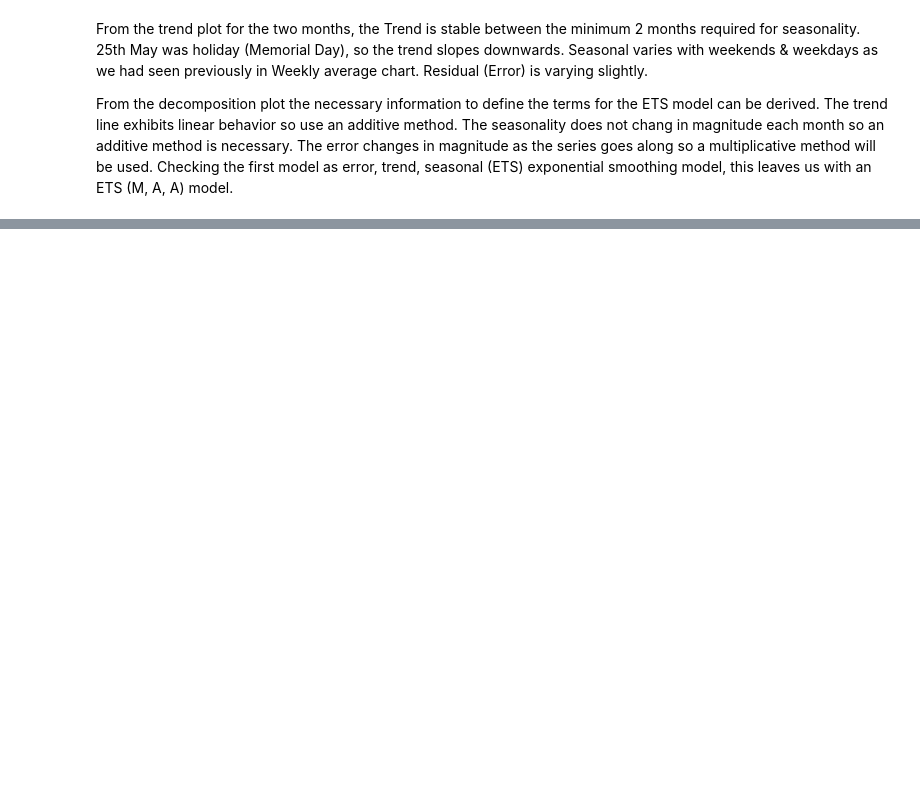
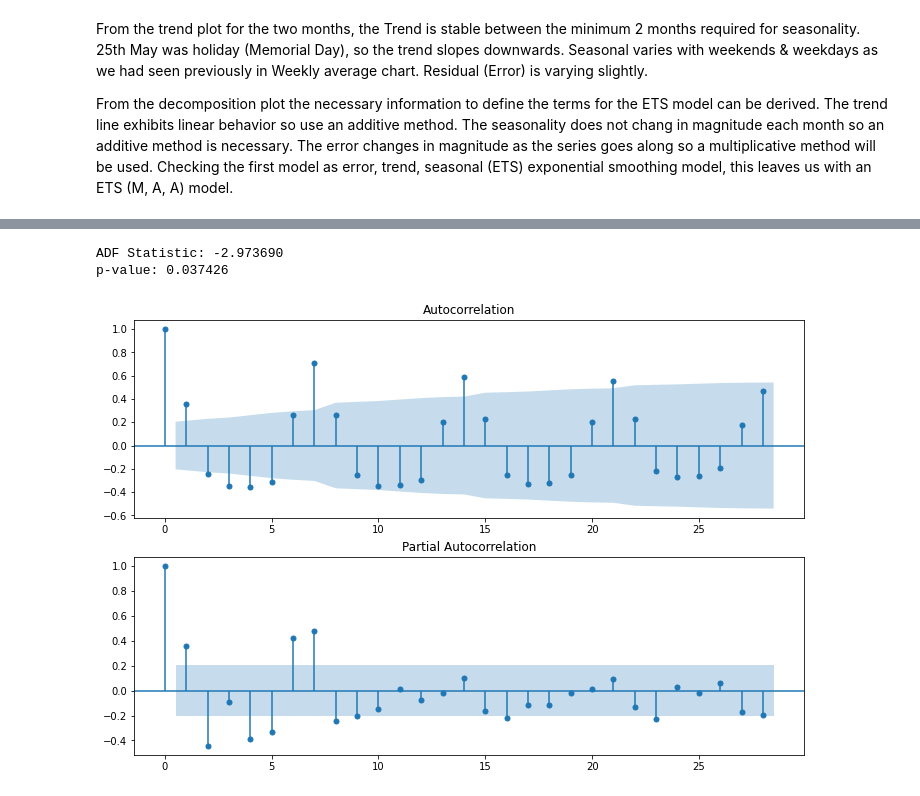
Before and after one commit to AdhirKirtikar/OCBCHack-IT, a Jupyter notebook: US Traffic 2015 Analysis.ipynb, the cells around one changed output, grey strips where cells are left out. Drawn from its saved outputs; the diff is of its cells as text; code cells hidden in the pictures; blank space fills up the shorter version.

Commit message:
Added ARIMA model and comparison with ETS model

```diff
--- a/US Traffic 2015 Analysis.ipynb
+++ b/US Traffic 2015 Analysis.ipynb
@@ -671,0 +702,24 @@ print(dfPredictETS)
+# %%
+# Filter the data for the date range: April to July i.e. 4 months of data
+traffic_ARIMA = traffic[(traffic['month_of_data'] >= 5) & (traffic['month_of_data'] <= 7) & (traffic['direction_of_travel_name'] == "South") & (traffic["station_id"] == "0P0032")]
+
+# Drop columns which are not required
+traffic_ARIMA = traffic_ARIMA.drop(columns=['Daily Traffic', 'Avg Traffic', 'year_of_data', 'day_of_data'], axis = 1)
+traffic_ARIMA = traffic_ARIMA.drop(columns=['station_id', 'fips_state_code', 'direction_of_travel_name', 'direction_of_travel', 'month_of_data', 'day_of_week'], axis = 1)
+
+# Aggregate data by date
+traffic_ARIMA = traffic_ARIMA.groupby("date").sum()
+
+# Unpivot the hourly columns to rows
+traffic_ARIMA.reset_index(inplace=True)
+traffic_ARIMA = traffic_ARIMA.melt(id_vars='date', var_name='date_hour', value_name='Traffic')
+traffic_ARIMA['date'] = pd.to_datetime(traffic_ARIMA['date'])
+
+# Aggregate data by date again as hourly columns are unpivot
+traffic_ARIMA = traffic_ARIMA.groupby("date").sum()
+
+# Change the frequency of the index to Daily ('d')
+traffic_ARIMA = traffic_ARIMA.asfreq('d')
+
+acfInput = traffic_ARIMA["Traffic"].astype("float64")
+print(traffic_ARIMA)
@@ -671,0 +742,23 @@ print(dfPredictETS)
+# %%
+# First check the autocorrelation & partial autocorrelation function
+
+# Prepare the plot area
+plt.rcParams["figure.figsize"] = (20, 9)
+fig = plt.figure(figsize=(12, 8))
+
+# Plot the autocorrelation function with lags on the horizontal and the correlations on vertical axis
+ax1 = fig.add_subplot(211)
+fig = sm.graphics.tsa.plot_acf(acfInput.values.squeeze(), ax=ax1, lags=28)
+
+# Plot the partial autocorrelation function with lags on the horizontal and the correlations on vertical axis
+ax2 = fig.add_subplot(212)
+fig = sm.graphics.tsa.plot_pacf(acfInput.values.squeeze(), ax=ax2, lags=28)
+
+# Check with ADF test if the time series is non-stationary
+result = adfuller(traffic_ARIMA)
+print('ADF Statistic: %f' % result[0])
+print('p-value: %f' % result[1])
+# %% [output]
+ADF Statistic: -2.973690
+p-value: 0.037426
+[figure, added]
```
Also changed, not shown: parts of 17 cells of this notebook.
